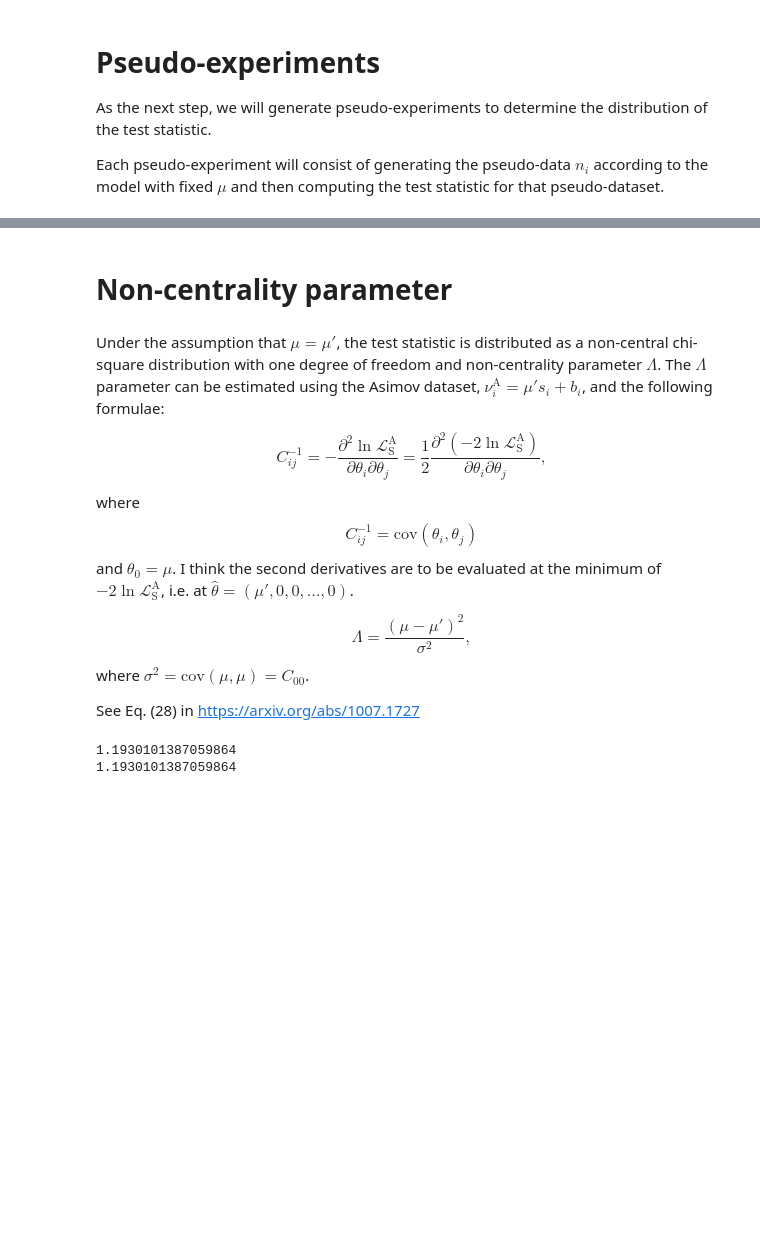
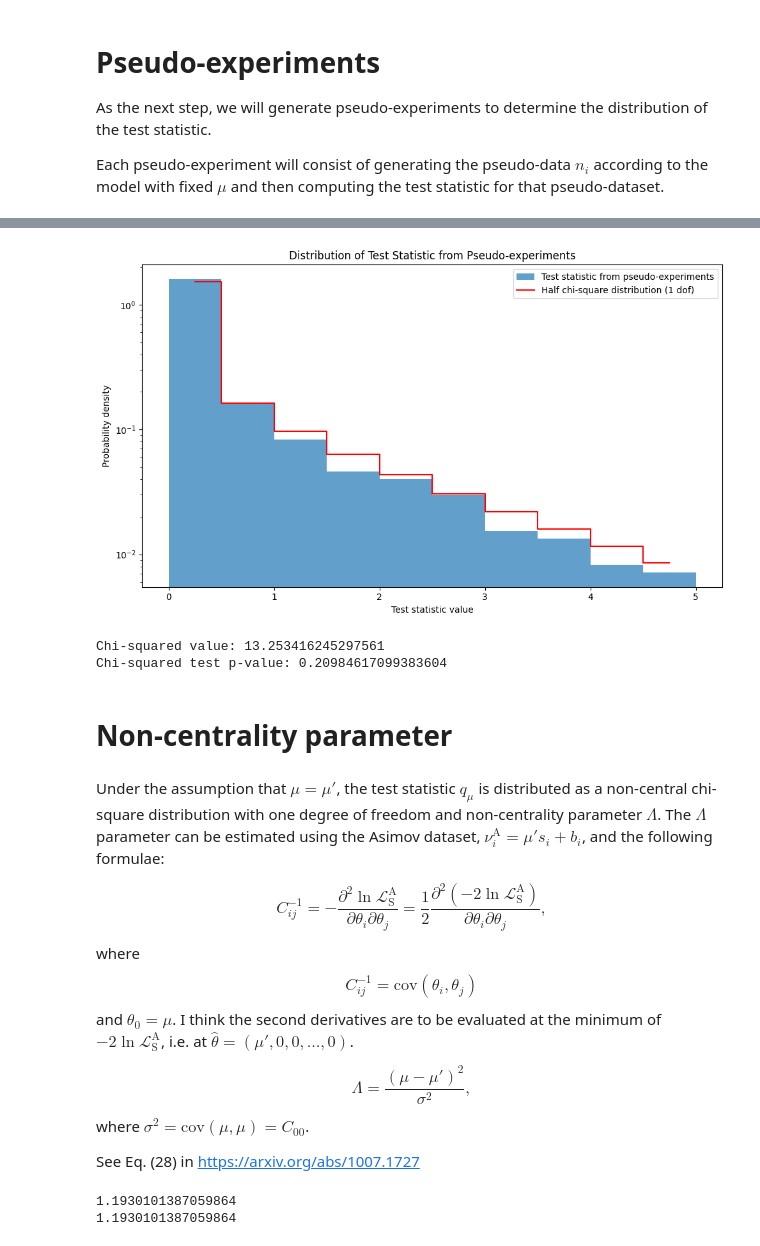
Before and after one commit to vojtechpleskot/covli, a Jupyter notebook: covli_development_monojet_cms_simplified_likelihood.ipynb, the cells around one changed output, grey strips where cells are left out. Cells and saved outputs as stored; diff of their text form; code cells hidden in the pictures; blank space fills up the shorter version.

```diff
--- a/covli_development_monojet_cms_simplified_likelihood.ipynb
+++ b/covli_development_monojet_cms_simplified_likelihood.ipynb
@@ -317,7 +371,53 @@ Each pseudo-experiment will consist of generating the pseudo-data $n_i$ accordin
+# %%
+ts_toys = ts_toys_postfit
+# %%
+# plot the histogram of the test statistic values from the pseudo-experiments.
+# Also plot the half-chi-square distribution with 1 degree of freedom as a histogram.
+# Half chi-square distribution is the sum of two parts: a delta function at zero with weight 0.5, and a chi-square distribution with 1 degree of freedom with weight 0.5.
+import matplotlib.pyplot as plt
+from scipy.stats import chi2
+n_bins = 10
+upper_bound = 5
+plt.figure(figsize=(10, 6))
+# split the interval [0, upper_bound] into n_bins bins, and plot the histogram of the test statistic values from the pseudo-experiments in these bins, normalized to form a probability density.
+# add the events with test statistic value above the upper_bound to the last bin.
+bin_edges = np.linspace(0, upper_bound, n_bins + 1)
+plt.hist(ts_toys, bins=bin_edges, density=True, alpha=0.7, label='Test statistic from pseudo-experiments')
+
+x = np.linspace(0, upper_bound, 100)
+# Prepare the histogram of the half chi-square distribution.
+# For this, evaluate the chi-square cdf at the bin edges, and take the difference to get the probability for each bin. Then, multiply by 0.5 to get the half chi-square distribution.
+bin_centers = 0.5 * (bin_edges[:-1] + bin_edges[1:])
+half_chi2_hist = 0.5 * (chi2.cdf(bin_edges[1:], df=1) - chi2.cdf(bin_edges[:-1], df=1))
+half_chi2_hist /= (bin_edges[1] - bin_edges[0])  # Normalize by the bin width to get the probability density.
+half_chi2_hist[0] += 0.5 / (bin_edges[1] - bin_edges[0])  # Add the delta function at zero.
+plt.step(bin_centers, half_chi2_hist, where='mid', label='Half chi-square distribution (1 dof)', color='red')
+plt.xlabel('Test statistic value')
+plt.ylabel('Probability density')
+plt.yscale('log')
+plt.title('Distribution of Test Statistic from Pseudo-experiments')
+plt.legend()
+plt.tight_layout()
+plt.show()
+
+# Evaluate the chi-square goodness of fit test for the histogram of the test statistic values from the pseudo-experiments, comparing it to the half chi-square distribution with 1 degree of freedom.
+from scipy.stats import chisquare
+# For this, evaluate the expected number of pseudo-experiments in each bin according to the half chi-square distribution, and compare it to the observed number of pseudo-experiments in each bin.
+observed_counts, _ = np.histogram(ts_toys, bins=bin_edges)
+expected_counts = half_chi2_hist * len(ts_toys) * (bin_edges[1] - bin_edges[0])  # Expected counts in each bin according to the half chi-square distribution.
+chi_squared_value = np.sum((observed_counts - expected_counts) ** 2 / expected_counts)
+print(f'Chi-squared value: {chi_squared_value}')
+# Calculate the p-value for the chi-square test with the appropriate number of degrees of freedom, which is the number of bins minus 1.
+p_value = chi2.sf(chi_squared_value, df=n_bins)
+print(f'Chi-squared test p-value: {p_value}')
+# %% [output]
+[figure, added]
+Chi-squared value: 13.253416245297561
+Chi-squared test p-value: 0.20984617099383604
 # %% [markdown]
 # Non-centrality parameter
 # %% [markdown]
-Under the assumption that $\mu = \mu'$, the test statistic is distributed as a non-central chi-square distribution with one degree of freedom and non-centrality parameter $\Lambda$.
+Under the assumption that $\mu = \mu'$, the test statistic $q_\mu$ is distributed as a non-central chi-square distribution with one degree of freedom and non-centrality parameter $\Lambda$.
 The $\Lambda$ parameter can be estimated using the Asimov dataset, $\nu_i^\text{A} = \mu' s_i + b_i$, and the following formulae:
 
 $$
```
Also changed, not shown: parts of 9 cells of this notebook.
